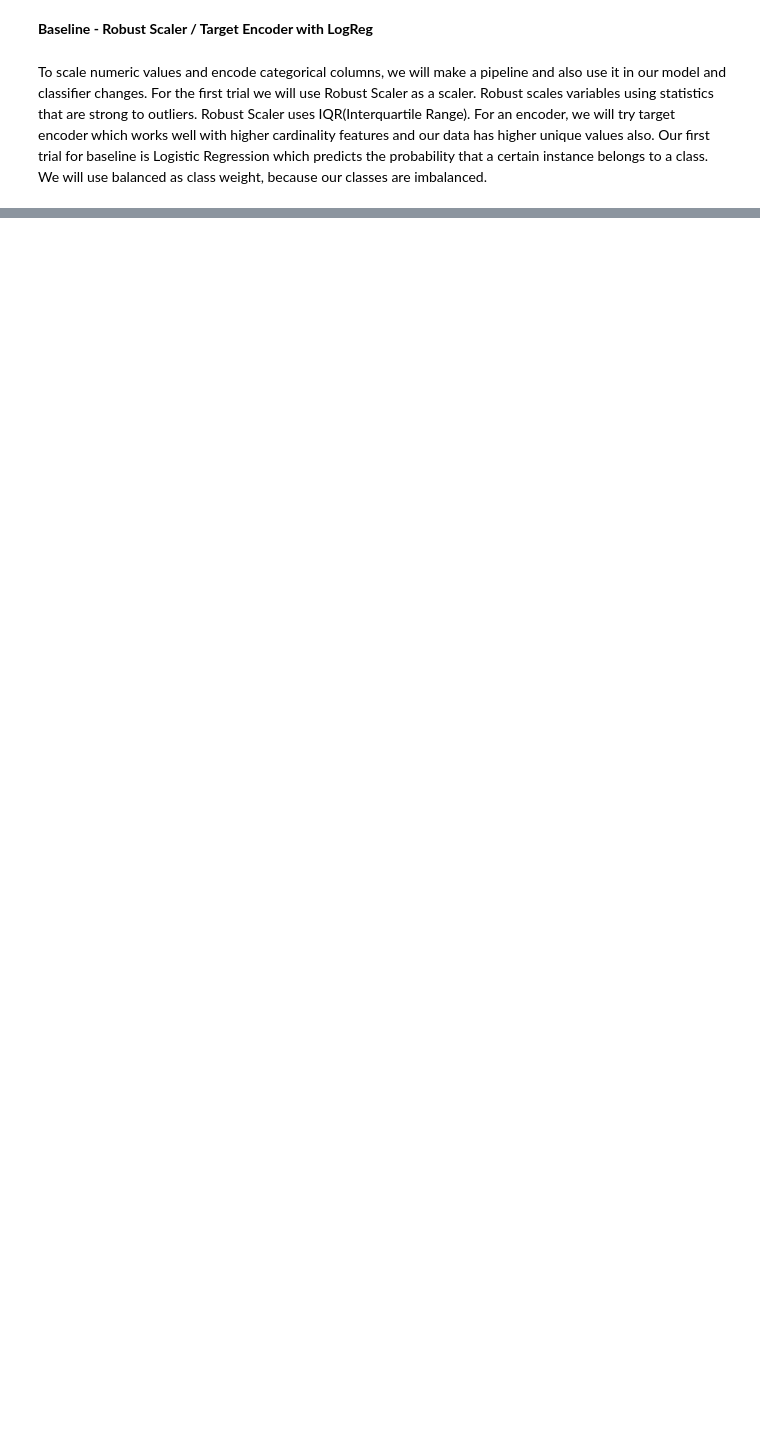
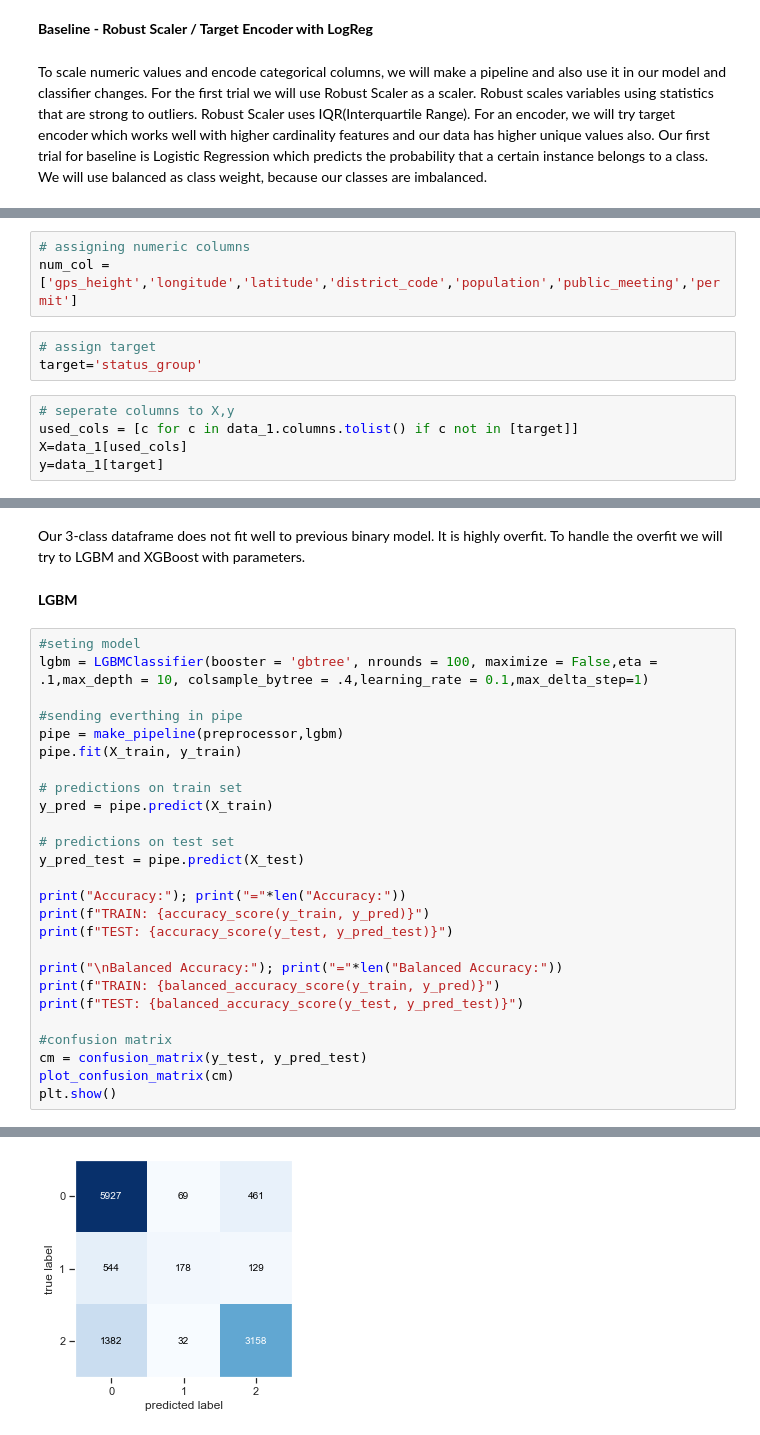
Before and after one commit to GaturaN/Tanzania_water_wells, a Jupyter notebook: modelling.ipynb, the cells around one changed output, grey strips where cells are left out. Saved outputs shown, nothing was run; the diff lists cells and outputs as text; blank space fills up the shorter version.

```diff
--- a/modelling.ipynb
+++ b/modelling.ipynb
@@ -242,0 +523,11 @@ ValueError: A given column is not a column of the dataframe
+# %%
+# assigning numeric columns
+num_col = ['gps_height','longitude','latitude','district_code','population','public_meeting','permit']
+# %%
+# assign target
+target='status_group'
+# %%
+# seperate columns to X,y
+used_cols = [c for c in data_1.columns.tolist() if c not in [target]]
+X=data_1[used_cols]
+y=data_1[target]
@@ -242,0 +594,31 @@ ValueError: A given column is not a column of the dataframe
+# %% [markdown]
+Our 3-class dataframe does not fit well to previous binary model. It is highly overfit. To handle the overfit we will try to LGBM and XGBoost with parameters.
+# %% [markdown]
+**LGBM**
+# %%
+#seting model
+lgbm = LGBMClassifier(booster = 'gbtree', nrounds = 100, maximize = False,eta = .1,max_depth = 10, colsample_bytree = .4,learning_rate = 0.1,max_delta_step=1)
+
+#sending everthing in pipe
+pipe = make_pipeline(preprocessor,lgbm)
+pipe.fit(X_train, y_train)
+
+# predictions on train set
+y_pred = pipe.predict(X_train)
+
+# predictions on test set
+y_pred_test = pipe.predict(X_test)
+
+print("Accuracy:"); print("="*len("Accuracy:"))
+print(f"TRAIN: {accuracy_score(y_train, y_pred)}")
+print(f"TEST: {accuracy_score(y_test, y_pred_test)}")
+
+print("\nBalanced Accuracy:"); print("="*len("Balanced Accuracy:"))
+print(f"TRAIN: {balanced_accuracy_score(y_train, y_pred)}")
+print(f"TEST: {balanced_accuracy_score(y_test, y_pred_test)}")
+
+#confusion matrix
+cm = confusion_matrix(y_test, y_pred_test)
+plot_confusion_matrix(cm)
+plt.show()
+# %% [output]
@@ -242,0 +642 @@ ValueError: A given column is not a column of the dataframe
+[figure, added]
```
Also changed, not shown: parts of 65 cells of this notebook, 1 other file.
